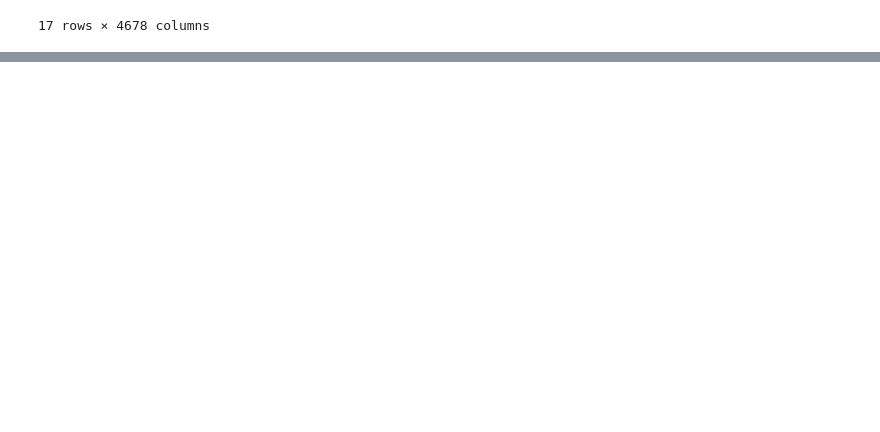
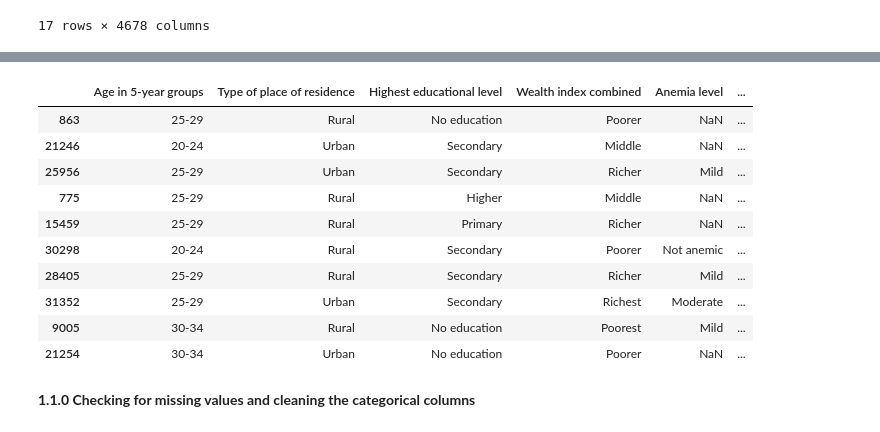
Before and after one commit to ruth-kitasi/Anemia-Level-Prediction-in-Children, a Jupyter notebook: notebooks/Joseline.ipynb, the cells around one changed output, grey strips where cells are left out. Cells and saved outputs as stored; diff of their text form; code cells hidden in the pictures; blank space fills up the shorter version.

```diff
--- a/notebooks/Joseline.ipynb
+++ b/notebooks/Joseline.ipynb
@@ -121,0 +178,18 @@ Number of duplicate rows: 4678
+# %%
+#Categorical columns
+categorical_cols = df.select_dtypes(include=['object'])
+categorical_cols.sample(n=10)
+# %% [output]
+|  | Age in 5-year groups | Type of place of residence | Highest educational level | Wealth index combined | Anemia level | ... |
+| 863 | 25-29 | Rural | No education | Poorer | NaN | ... |
+| 21246 | 20-24 | Urban | Secondary | Middle | NaN | ... |
+| 25956 | 25-29 | Urban | Secondary | Richer | Mild | ... |
+| 775 | 25-29 | Rural | Higher | Middle | NaN | ... |
+| 15459 | 25-29 | Rural | Primary | Richer | NaN | ... |
+| 30298 | 20-24 | Rural | Secondary | Poorer | Not anemic | ... |
+| 28405 | 25-29 | Rural | Secondary | Richer | Mild | ... |
+| 31352 | 25-29 | Urban | Secondary | Richest | Moderate | ... |
+| 9005 | 30-34 | Rural | No education | Poorest | Mild | ... |
+| 21254 | 30-34 | Urban | No education | Poorer | NaN | ... |
+# %% [markdown]
+**1.1.0 Checking for missing values and cleaning the categorical columns**
```
Also changed, not shown: parts of 30 cells of this notebook.
